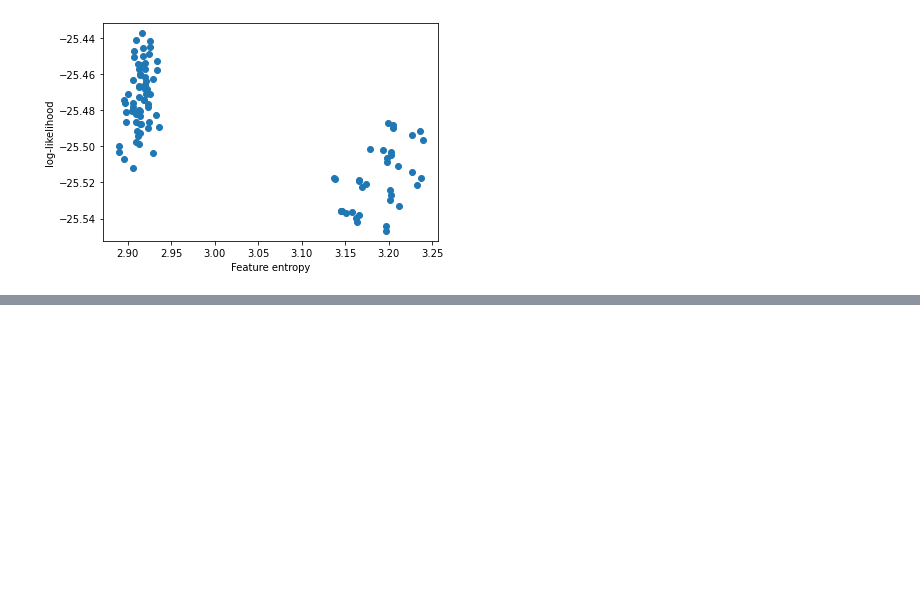
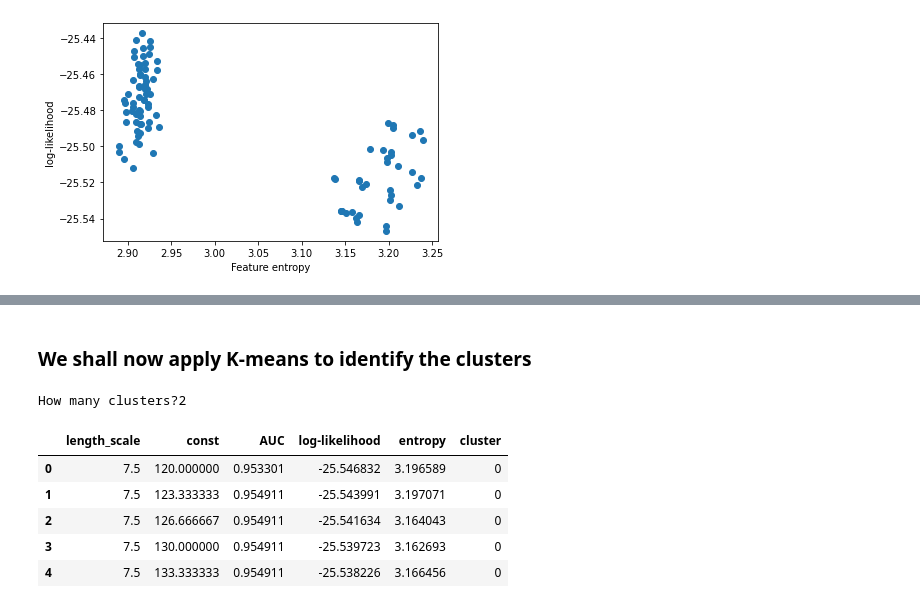
Before and after one commit to JGolub99/Future-of-work, a Jupyter notebook: ONET_18-10-21/skills_analysis2.ipynb, the cells around one changed output, grey strips where cells are left out. Saved outputs shown, nothing was run; the diff lists cells and outputs as text; code cells hidden in the pictures; blank space fills up the shorter version.

Commit message:
Implemented K-means to jupyter notes

```diff
--- a/ONET_18-10-21/skills_analysis2.ipynb
+++ b/ONET_18-10-21/skills_analysis2.ipynb
@@ -683,0 +682,20 @@ plt.savefig('clustergraph.png')
+# %% [markdown]
+### We shall now apply K-means to identify the clusters
+# %%
+n = input("How many clusters?")
+# %% [output]
+How many clusters?2
+# %%
+from sklearn.cluster import KMeans
+
+km = KMeans(n_clusters=int(n))
+c_predicted = km.fit_predict(resultsdf[["log-likelihood","entropy"]])
+resultsdf["cluster"]=c_predicted
+resultsdf.head()
+# %% [output]
+|  | length_scale | const | AUC | log-likelihood | entropy | cluster |
+| 0 | 7.5 | 120.000000 | 0.953301 | -25.546832 | 3.196589 | 0 |
+| 1 | 7.5 | 123.333333 | 0.954911 | -25.543991 | 3.197071 | 0 |
+| 2 | 7.5 | 126.666667 | 0.954911 | -25.541634 | 3.164043 | 0 |
+| 3 | 7.5 | 130.000000 | 0.954911 | -25.539723 | 3.162693 | 0 |
+| 4 | 7.5 | 133.333333 | 0.954911 | -25.538226 | 3.166456 | 0 |
```
Also changed, not shown: parts of 14 cells of this notebook, 1 other file.
